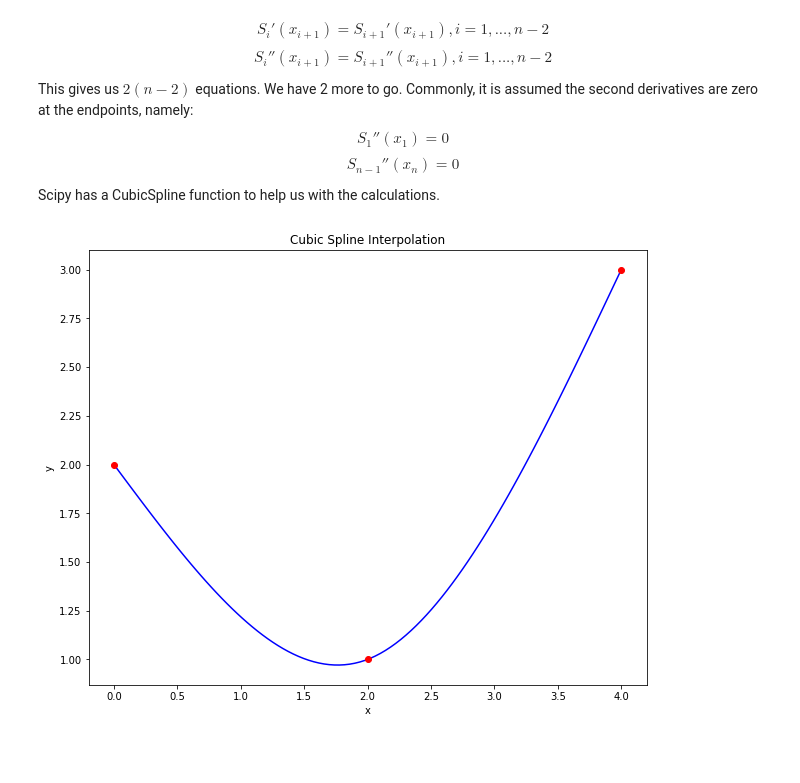
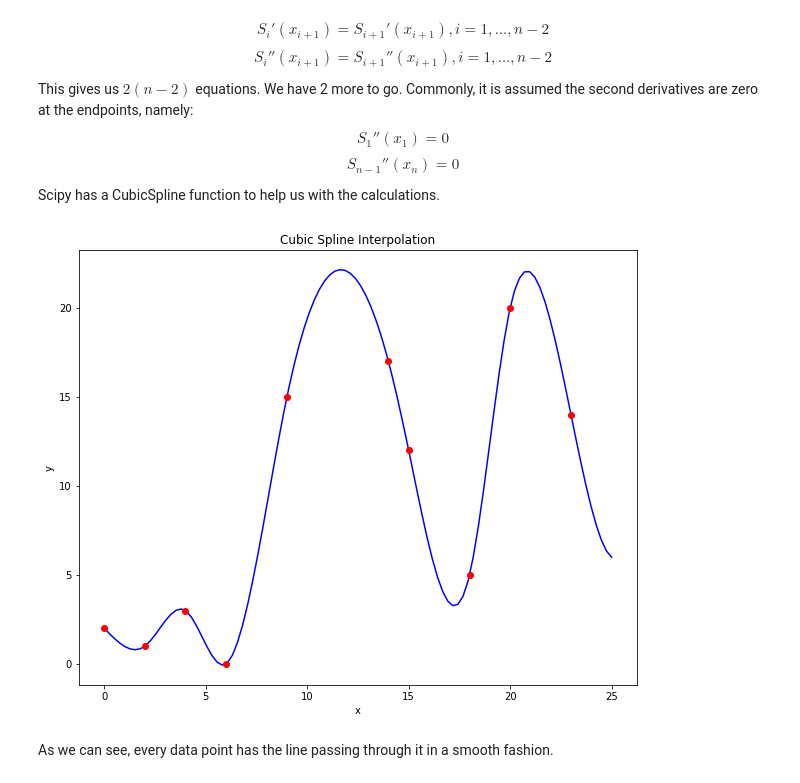
Before and after one commit to lepp1987/MAT421, a Jupyter notebook: HW2_Dolan.ipynb, the cells around one changed output. Cells and saved outputs as stored; diff of their text form; code cells hidden in the pictures; blank space fills up the shorter version.

```diff
--- a/HW2_Dolan.ipynb
+++ b/HW2_Dolan.ipynb
@@ -66,20 +66,22 @@ Scipy has a CubicSpline function to help us with the calculations.
 # %%
 from scipy.interpolate import CubicSpline
 
-x = [0, 2, 4]
-y = [2, 1, 3]
+x = [0, 2, 4, 6, 9, 14, 15, 18, 20, 23]
+y = [2, 1, 3, 0, 15, 17, 12, 5, 20, 14]
 
 #bc_type = 'natural' adds the constraints for the endpoints
 f = CubicSpline(x, y, bc_type = 'natural')
-x_new = np.linspace(0, 4, 100)
+x_new = np.linspace(0, 25, 100)
 y_new = f(x_new)
 
 plt.figure(figsize = (10,8))
 plt.plot(x_new, y_new, 'b')
 plt.plot(x, y, 'ro')
 plt.title('Cubic Spline Interpolation')
 plt.xlabel('x')
 plt.ylabel('y')
 plt.show()
 # %% [output]
-[figure, old version]
+[figure, new version]
+# %% [markdown]
+As we can see, every data point has the line passing through it in a smooth fashion.
```
